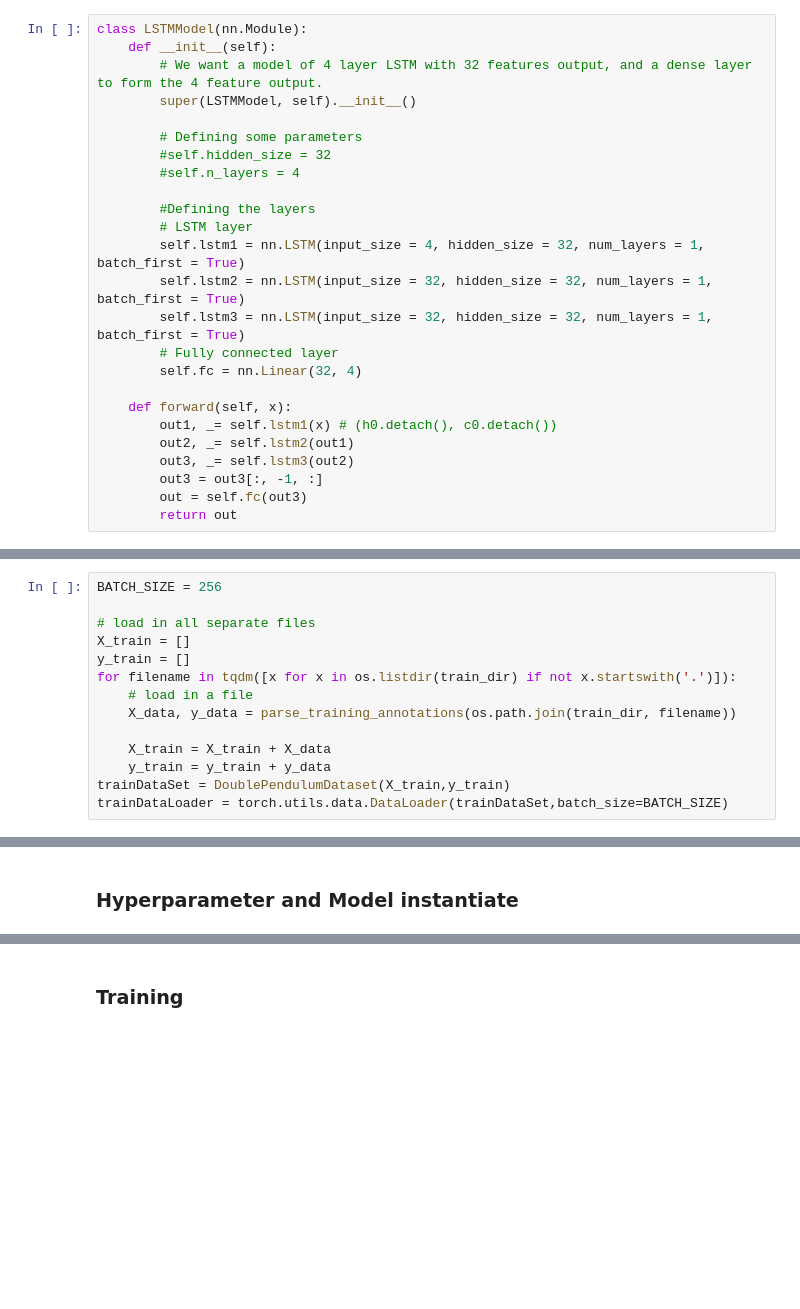
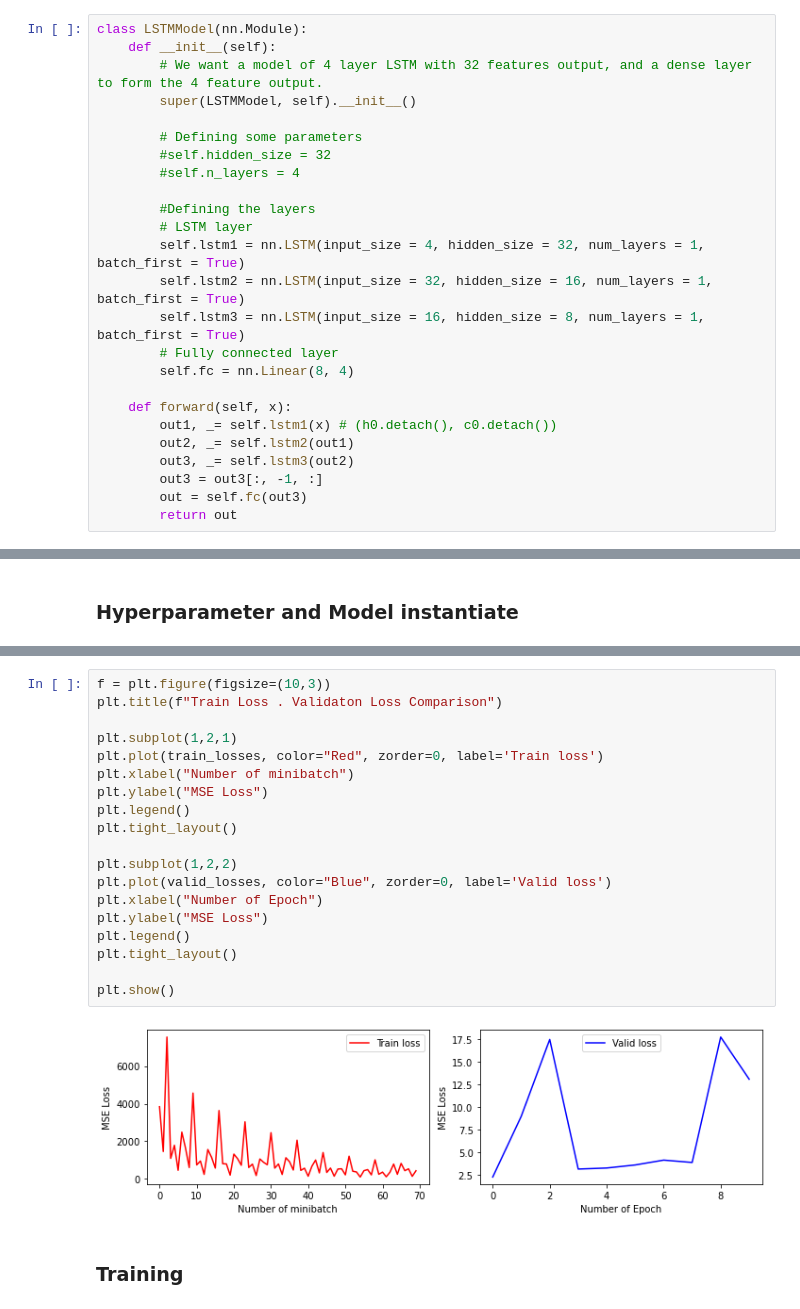
Before and after one commit to gthampak/physinet.io, a Jupyter notebook: LSTM_Baseline_z.ipynb, the cells around one changed output, grey strips where cells are left out. Cells and saved outputs as stored; diff of their text form; blank space fills up the shorter version.

Commit message:
LSTM done

```diff
--- a/LSTM_Baseline_z.ipynb
+++ b/LSTM_Baseline_z.ipynb
@@ -155,10 +241,10 @@ class LSTMModel(nn.Module):
         #Defining the layers
         # LSTM layer
         self.lstm1 = nn.LSTM(input_size = 4, hidden_size = 32, num_layers = 1, batch_first = True)
-        self.lstm2 = nn.LSTM(input_size = 32, hidden_size = 32, num_layers = 1, batch_first = True)
-        self.lstm3 = nn.LSTM(input_size = 32, hidden_size = 32, num_layers = 1, batch_first = True)
+        self.lstm2 = nn.LSTM(input_size = 32, hidden_size = 16, num_layers = 1, batch_first = True)
+        self.lstm3 = nn.LSTM(input_size = 16, hidden_size = 8, num_layers = 1, batch_first = True)
         # Fully connected layer
-        self.fc = nn.Linear(32, 4)
+        self.fc = nn.Linear(8, 4)
 
     def forward(self, x):
         out1, _= self.lstm1(x) # (h0.detach(), c0.detach())
@@ -181,14 +255,0 @@ def plot_trajectory_from_tensor(coords: torch.Tensor):
-# %%
-BATCH_SIZE = 256
-
-# load in all separate files
-X_train = []
-y_train = []
-for filename in tqdm([x for x in os.listdir(train_dir) if not x.startswith('.')]):
-    # load in a file
-    X_data, y_data = parse_training_annotations(os.path.join(train_dir, filename))
-
-    X_train = X_train + X_data
-    y_train = y_train + y_data
-trainDataSet = DoublePendulumDataset(X_train,y_train)
-trainDataLoader = torch.utils.data.DataLoader(trainDataSet,batch_size=BATCH_SIZE)
@@ -223,2 +307,23 @@ optimizer = torch.optim.Adam(model.parameters(), lr=lr)
+# %%
+f = plt.figure(figsize=(10,3))
+plt.title(f"Train Loss . Validaton Loss Comparison")
+
+plt.subplot(1,2,1)
+plt.plot(train_losses, color="Red", zorder=0, label='Train loss')
+plt.xlabel("Number of minibatch")
+plt.ylabel("MSE Loss")
+plt.legend()
+plt.tight_layout()
+
+plt.subplot(1,2,2)
+plt.plot(valid_losses, color="Blue", zorder=0, label='Valid loss')
+plt.xlabel("Number of Epoch")
+plt.ylabel("MSE Loss")
+plt.legend()
+plt.tight_layout()
+
+plt.show()
+# %% [output]
+[figure, added]
 # %% [markdown]
 ### Training
```
Also changed, not shown: parts of 38 cells of this notebook, 4 other files.
